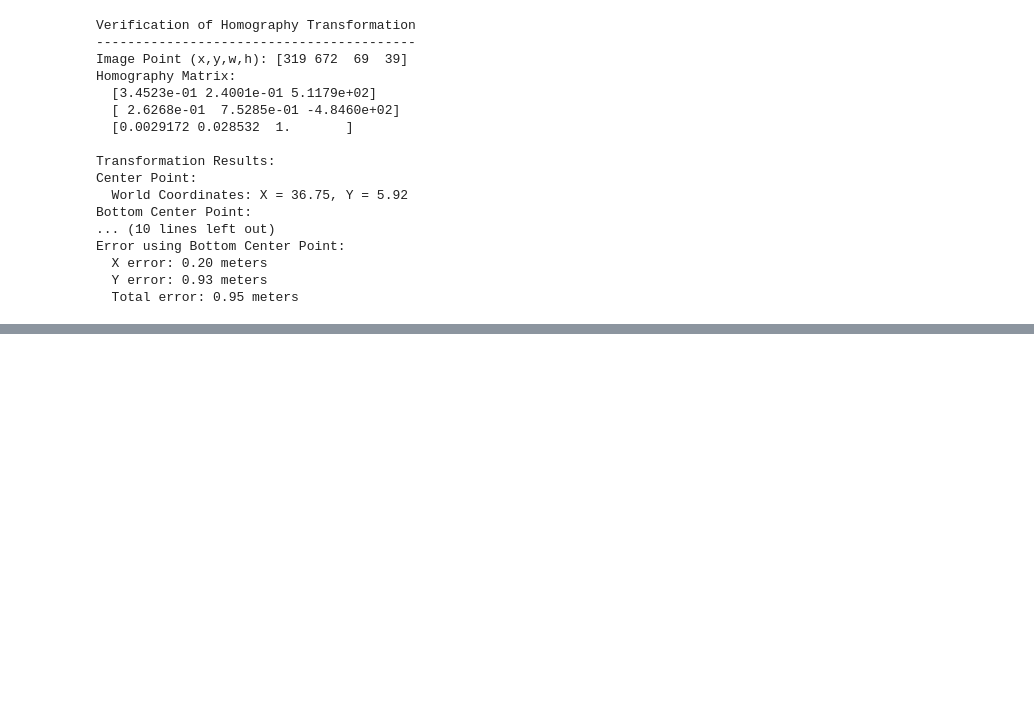
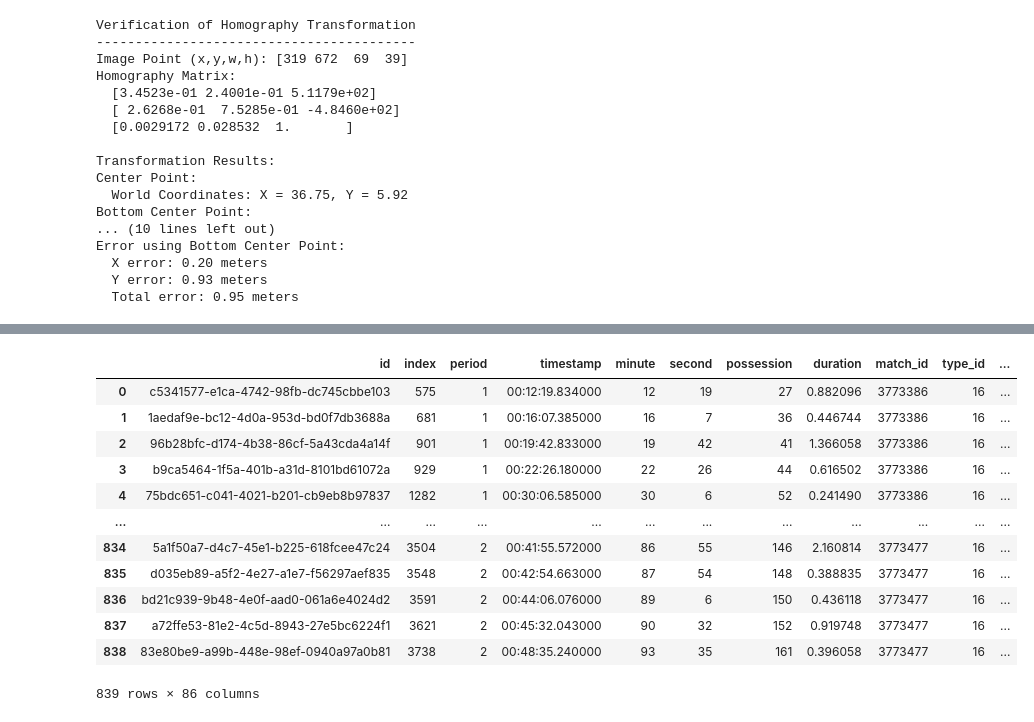
Before and after one commit to rraynnaanwar/CS-5100-proj, a Jupyter notebook: SingleFrameApproach/test.ipynb, the cells around one changed output, grey strips where cells are left out. Cells and saved outputs as stored; diff of their text form; code cells hidden in the pictures; blank space fills up the shorter version.

```diff
--- a/SingleFrameApproach/test.ipynb
+++ b/SingleFrameApproach/test.ipynb
@@ -108,0 +136,23 @@ Error using Bottom Center Point:
+# %%
+all_shots = []
+for match_id in df_matches['match_id']:
+    df_events,__,__,__ = parser.event(match_id=match_id)
+    df_shots = df_events[df_events['type_name'] == 'Shot']
+    all_shots.append(df_shots)
+la_liga_shots = pd.concat(all_shots, ignore_index=True)
+# %%
+la_liga_shots
+# %% [output]
+|  | id | index | period | timestamp | minute | second | possession | duration | match_id | type_id | ... |
+| 0 | c5341577-e1ca-4742-98fb-dc745cbbe103 | 575 | 1 | 00:12:19.834000 | 12 | 19 | 27 | 0.882096 | 3773386 | 16 | ... |
+| 1 | 1aedaf9e-bc12-4d0a-953d-bd0f7db3688a | 681 | 1 | 00:16:07.385000 | 16 | 7 | 36 | 0.446744 | 3773386 | 16 | ... |
+| 2 | 96b28bfc-d174-4b38-86cf-5a43cda4a14f | 901 | 1 | 00:19:42.833000 | 19 | 42 | 41 | 1.366058 | 3773386 | 16 | ... |
+| 3 | b9ca5464-1f5a-401b-a31d-8101bd61072a | 929 | 1 | 00:22:26.180000 | 22 | 26 | 44 | 0.616502 | 3773386 | 16 | ... |
+| 4 | 75bdc651-c041-4021-b201-cb9eb8b97837 | 1282 | 1 | 00:30:06.585000 | 30 | 6 | 52 | 0.241490 | 3773386 | 16 | ... |
+| ... | ... | ... | ... | ... | ... | ... | ... | ... | ... | ... | ... |
+| 834 | 5a1f50a7-d4c7-45e1-b225-618fcee47c24 | 3504 | 2 | 00:41:55.572000 | 86 | 55 | 146 | 2.160814 | 3773477 | 16 | ... |
+| 835 | d035eb89-a5f2-4e27-a1e7-f56297aef835 | 3548 | 2 | 00:42:54.663000 | 87 | 54 | 148 | 0.388835 | 3773477 | 16 | ... |
+| 836 | bd21c939-9b48-4e0f-aad0-061a6e4024d2 | 3591 | 2 | 00:44:06.076000 | 89 | 6 | 150 | 0.436118 | 3773477 | 16 | ... |
+| 837 | a72ffe53-81e2-4c5d-8943-27e5bc6224f1 | 3621 | 2 | 00:45:32.043000 | 90 | 32 | 152 | 0.919748 | 3773477 | 16 | ... |
+| 838 | 83e80be9-a99b-448e-98ef-0940a97a0b81 | 3738 | 2 | 00:48:35.240000 | 93 | 35 | 161 | 0.396058 | 3773477 | 16 | ... |
+839 rows × 86 columns
```
Also changed, not shown: parts of 8 cells of this notebook, 1 other file.
